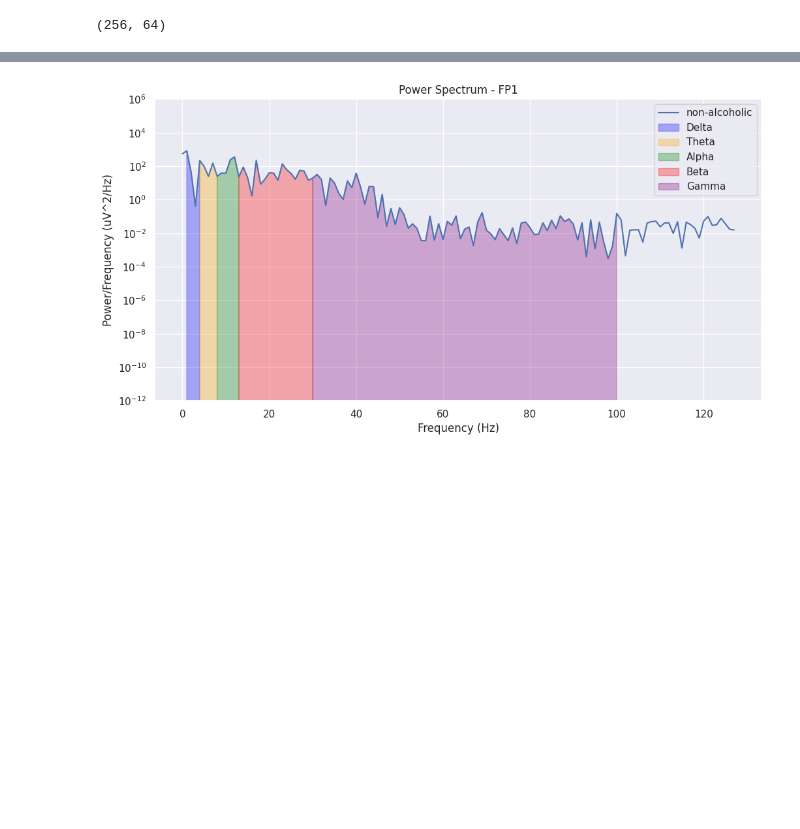
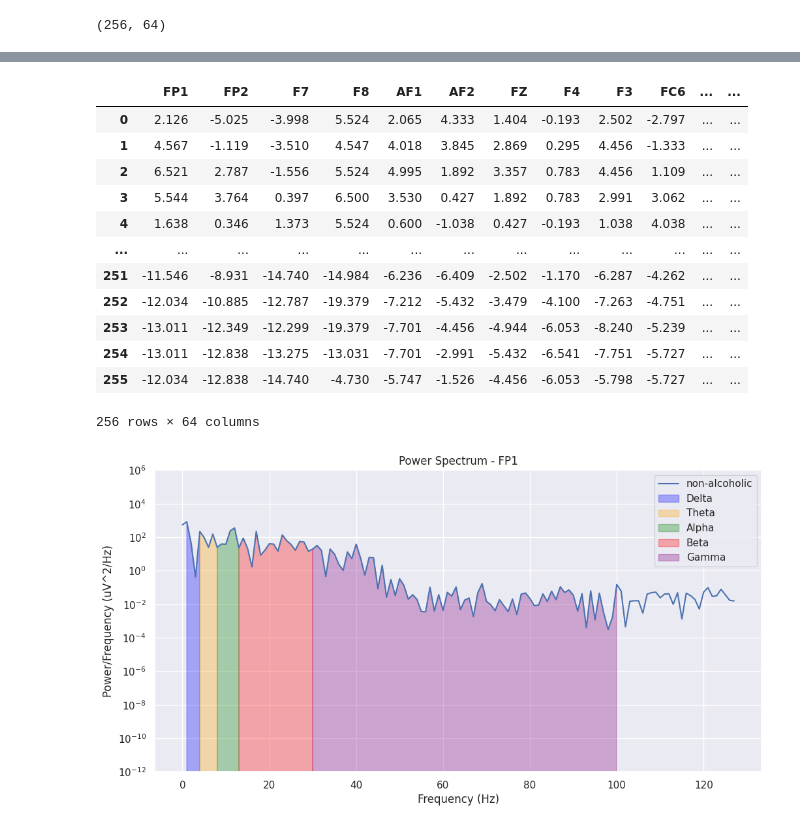
Before and after one commit to 1804054Miraz/My_Thesis_Work, a Jupyter notebook: visualize_EEG_data.ipynb, the cells around one changed output, grey strips where cells are left out. Drawn from its saved outputs; the diff is of its cells as text; code cells hidden in the pictures; blank space fills up the shorter version.

```diff
--- a/visualize_EEG_data.ipynb
+++ b/visualize_EEG_data.ipynb
@@ -112,3 +118,21 @@ df.head()
+# %%
+alcoholic_path = '/content/drive/MyDrive/Dataset/EEG_FULL/New_alcoholic/364/a_364_055_S2match.csv'
+df = pd.read_csv(alcoholic_path)
+df
+# %% [output]
+|  | FP1 | FP2 | F7 | F8 | AF1 | AF2 | FZ | F4 | F3 | FC6 | ... | ... |
+| 0 | 2.126 | -5.025 | -3.998 | 5.524 | 2.065 | 4.333 | 1.404 | -0.193 | 2.502 | -2.797 | ... | ... |
+| 1 | 4.567 | -1.119 | -3.510 | 4.547 | 4.018 | 3.845 | 2.869 | 0.295 | 4.456 | -1.333 | ... | ... |
+| 2 | 6.521 | 2.787 | -1.556 | 5.524 | 4.995 | 1.892 | 3.357 | 0.783 | 4.456 | 1.109 | ... | ... |
+| 3 | 5.544 | 3.764 | 0.397 | 6.500 | 3.530 | 0.427 | 1.892 | 0.783 | 2.991 | 3.062 | ... | ... |
+| 4 | 1.638 | 0.346 | 1.373 | 5.524 | 0.600 | -1.038 | 0.427 | -0.193 | 1.038 | 4.038 | ... | ... |
+| ... | ... | ... | ... | ... | ... | ... | ... | ... | ... | ... | ... | ... |
+| 251 | -11.546 | -8.931 | -14.740 | -14.984 | -6.236 | -6.409 | -2.502 | -1.170 | -6.287 | -4.262 | ... | ... |
+| 252 | -12.034 | -10.885 | -12.787 | -19.379 | -7.212 | -5.432 | -3.479 | -4.100 | -7.263 | -4.751 | ... | ... |
+| 253 | -13.011 | -12.349 | -12.299 | -19.379 | -7.701 | -4.456 | -4.944 | -6.053 | -8.240 | -5.239 | ... | ... |
+| 254 | -13.011 | -12.838 | -13.275 | -13.031 | -7.701 | -2.991 | -5.432 | -6.541 | -7.751 | -5.727 | ... | ... |
+| 255 | -12.034 | -12.838 | -14.740 | -4.730 | -5.747 | -1.526 | -4.456 | -6.053 | -5.798 | -5.727 | ... | ... |
+256 rows × 64 columns
 # %%
 import pandas as pd
 import numpy as np
```
Also changed, not shown: parts of 1 cell of this notebook.
